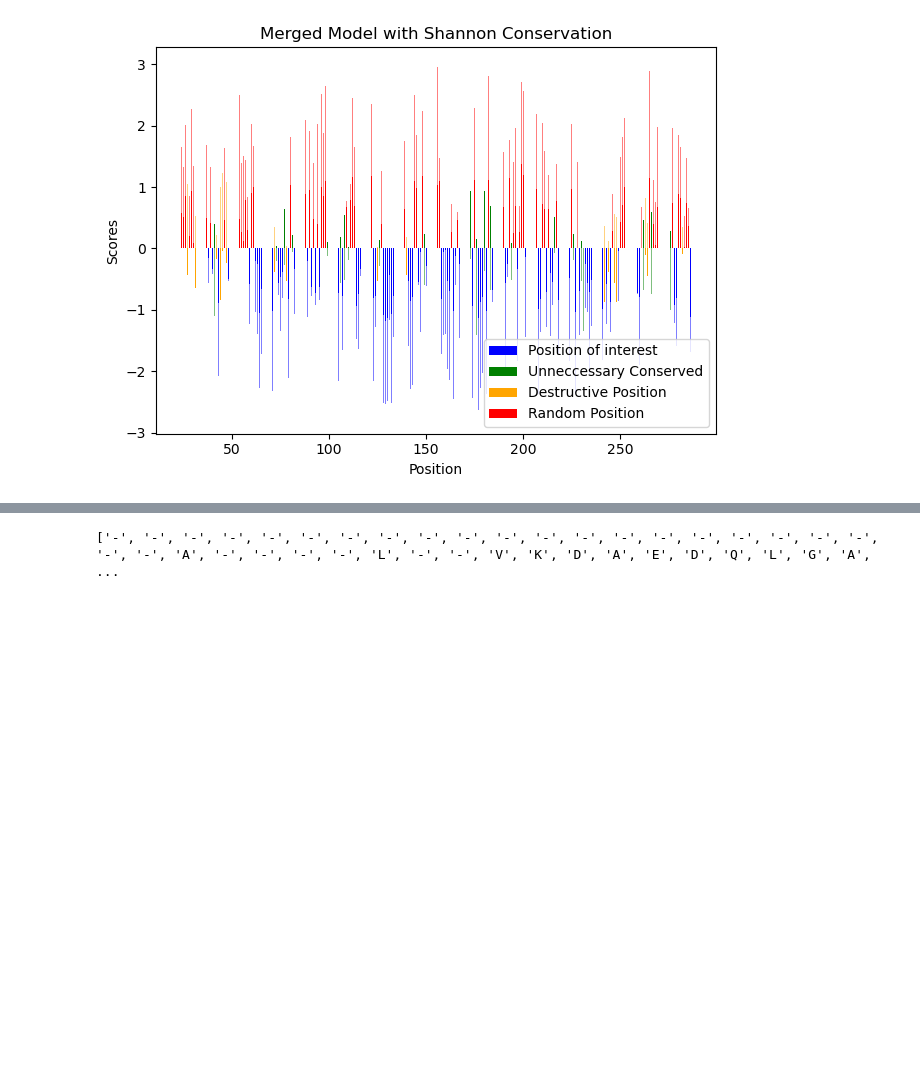
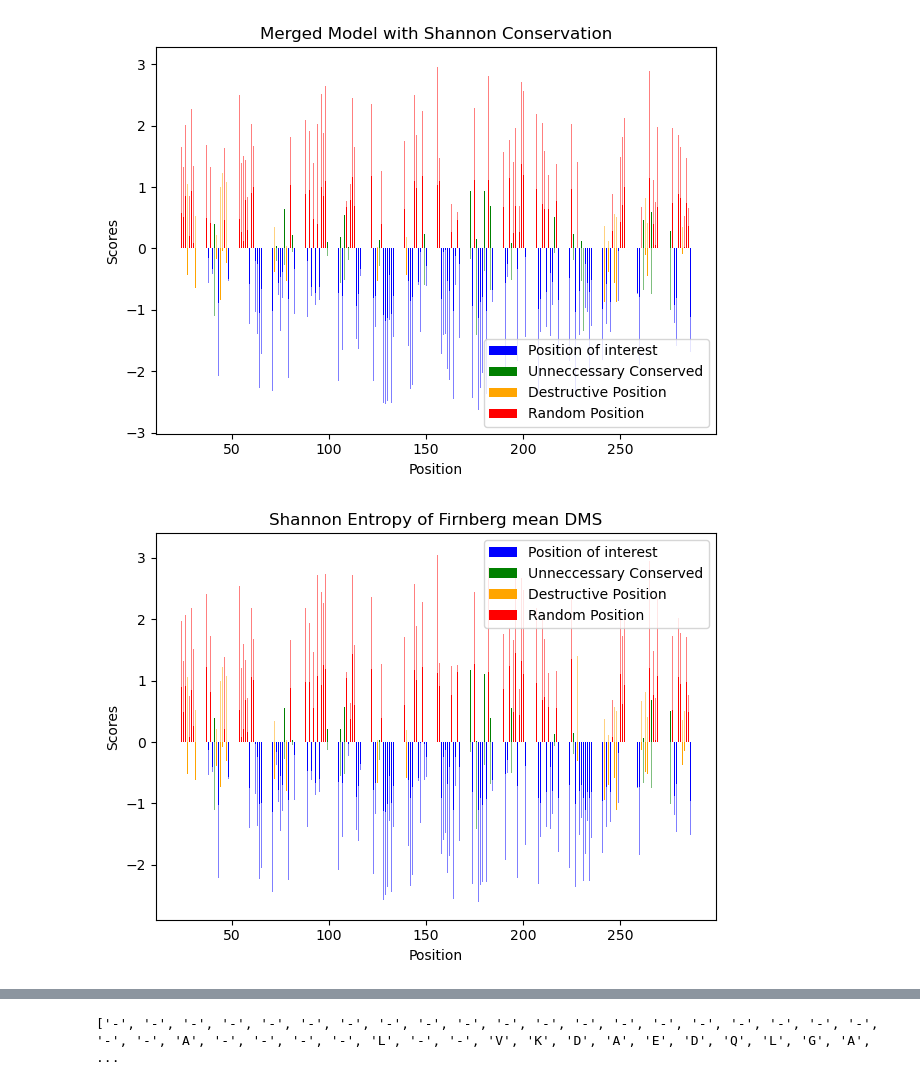
Before and after one commit to datascience-mobi-2023/topic02_team01, a Jupyter notebook: Final_Extended_Alignment.ipynb, the cells around one changed output, grey strips where cells are left out. Drawn from its saved outputs; the diff is of its cells as text; code cells hidden in the pictures; blank space fills up the shorter version.

```diff
--- a/Final_Extended_Alignment.ipynb
+++ b/Final_Extended_Alignment.ipynb
@@ -498,3 +506,52 @@ plt.tight_layout()
 plt.show()
 # %% [output]
 [figure]
+# %%
+x = np.arange(24.0, 287.0, 1.0)
+width = 0.35
+
+fig, ax3f = plt.subplots()
+
+# Position of interest
+ax3f.bar(x, np.where((C_df_New['mean_Firnberg_z'] < 0) & (C_df_New['Conserved_Shannon'] < 0), C_df_New['mean_Firnberg_z'], 0),
+       width, color='blue', label='Position of interest')
+
+ax3f.bar(x, np.where((C_df_New['mean_Firnberg_z'] < 0) & (C_df_New['Conserved_Shannon'] < 0), C_df_New['Conserved_Shannon'], 0),
+       width, bottom=np.where((C_df_New['mean_Firnberg_z'] < 0) & (C_df_New['Conserved_Shannon'] < 0), C_df_New['mean_Firnberg_z'], 0),
+       color='blue', alpha=0.5)
+
+# Unneccessary Conserved
+ax3f.bar(x, np.where((C_df_New['mean_Firnberg_z'] > 0) & (C_df_New['Conserved_Shannon'] < 0), C_df_New['mean_Firnberg_z'], 0),
+       width,
+       color='green', label='Unneccessary Conserved')
+
+ax3f.bar(x, np.where((C_df_New['mean_Firnberg_z'] > 0) & (C_df_New['Conserved_Shannon'] < 0), C_df_New['Conserved_Shannon'], 0),
+       width,
+       color='green', alpha=0.5)
+
+# Destructive Position
+ax3f.bar(x, np.where((C_df_New['mean_Firnberg_z'] < 0) & (C_df_New['Conserved_Shannon'] > 0), C_df_New['mean_Firnberg_z'], 0),
+       width,
+       color='orange', label='Destructive Position')
+
+ax3f.bar(x, np.where((C_df_New['mean_Firnberg_z'] < 0) & (C_df_New['Conserved_Shannon'] > 0), C_df_New['Conserved_Shannon'], 0),
+       width,
+       color='orange', alpha=0.5)
+
+# Random
+ax3f.bar(x, np.where((C_df_New['mean_Firnberg_z'] > 0) & (C_df_New['Conserved_Shannon'] > 0), C_df_New['mean_Firnberg_z'], 0),
+       width, color='red', label='Random Position')
+
+ax3f.bar(x, np.where((C_df_New['mean_Firnberg_z'] > 0) & (C_df_New['Conserved_Shannon'] > 0), C_df_New['Conserved_Shannon'], 0),
+       width, bottom=np.where((C_df_New['mean_Stiffler_z'] > 0) & (C_df_New['Conserved_Shannon'] > 0), C_df_New['mean_Firnberg_z'],0 ),
+       color='red', alpha=0.5)
+
+ax3f.set_xlabel('Position')
+ax3f.set_ylabel('Scores')
+ax3f.set_title('Shannon Entropy of Firnberg mean DMS')
+ax3f.legend()
+
+plt.tight_layout()
+plt.show()
+# %% [output]
+[figure, added]
```
Also changed, not shown: parts of 51 cells of this notebook, 1 other file.
